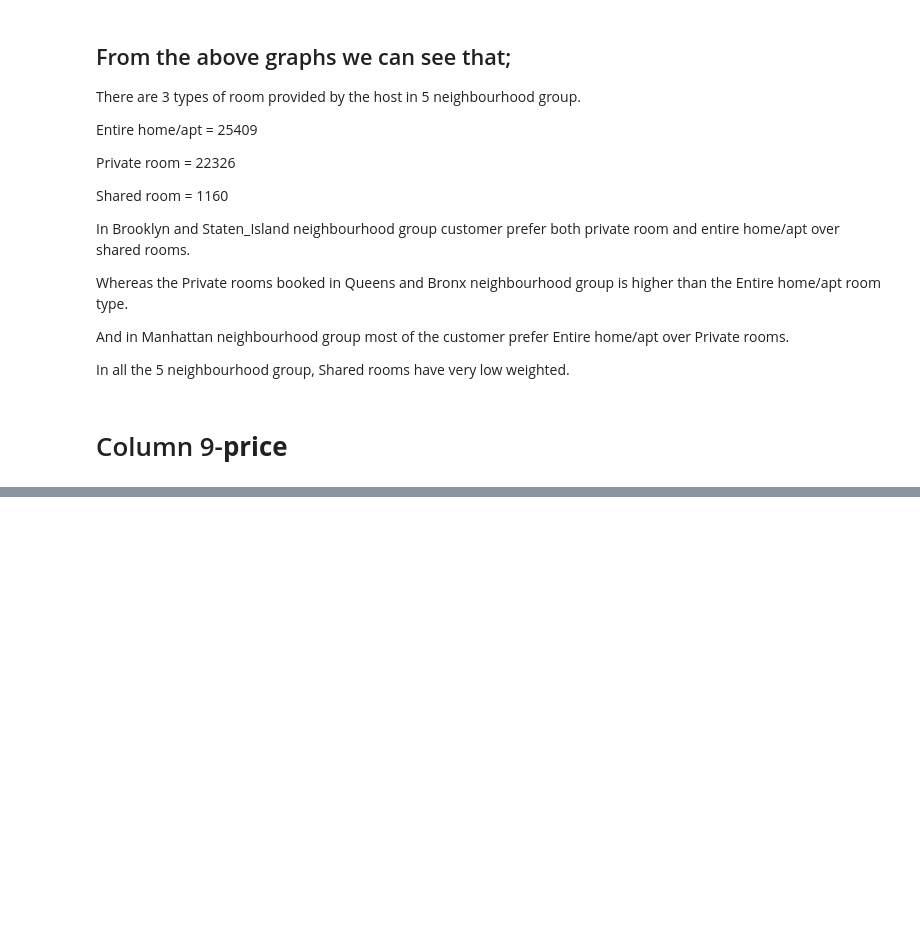
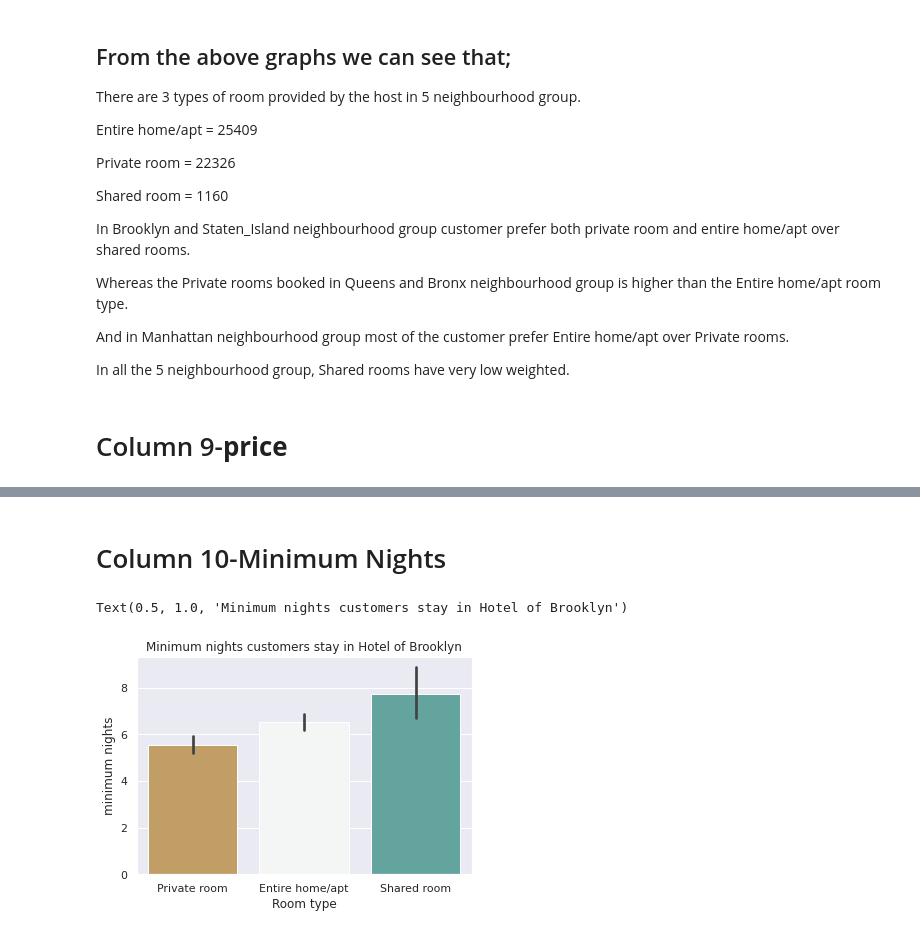
Before and after one commit to wharshal11/AirBnB-Booking-Analysis, a Jupyter notebook: Project_of_Airbnb_Bookings_Analysis_Capstone_Project.ipynb, the cells around one changed output, grey strips where cells are left out. Cells and saved outputs as stored; diff of their text form; code cells hidden in the pictures; blank space fills up the shorter version.

```diff
--- a/Project_of_Airbnb_Bookings_Analysis_Capstone_Project.ipynb
+++ b/Project_of_Airbnb_Bookings_Analysis_Capstone_Project.ipynb
@@ -397,0 +405,10 @@ Text(0.5, 1.0, 'Price range of Room in Bronx_group')
+# %% [markdown]
+# Column 10-Minimum Nights
+# %%
+sns.barplot(x='room_type',y='minimum_nights',data=Brooklyn_group, palette="BrBG")
+plt.xlabel('Room type')
+plt.ylabel('minimum nights')
+plt.title('Minimum nights customers stay in Hotel of Brooklyn')
+# %% [output]
+Text(0.5, 1.0, 'Minimum nights customers stay in Hotel of Brooklyn')
+[figure, added]
```
Also changed, not shown: parts of 20 cells of this notebook.
